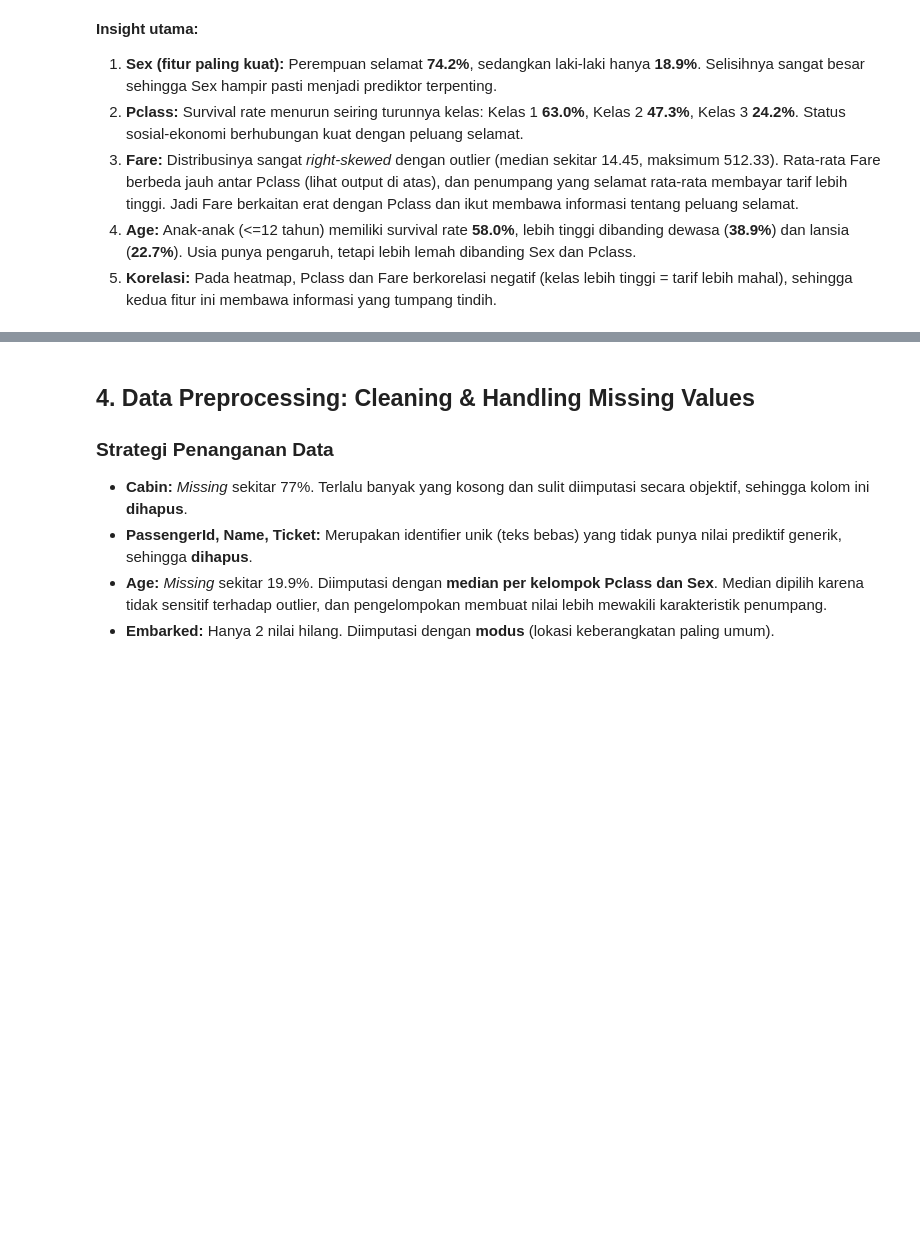
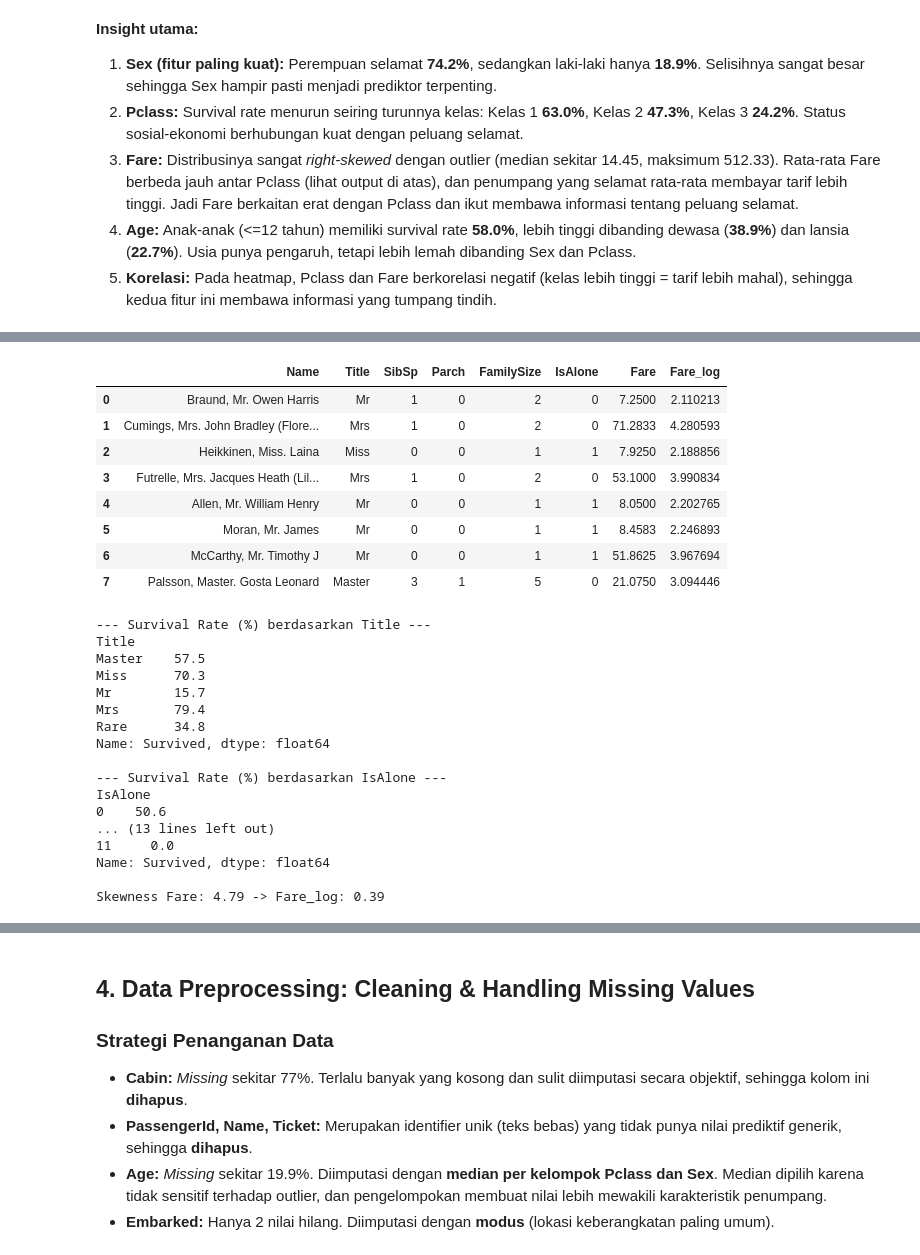
Before and after one commit to Bryanedwaardd/TitanicASG, a Jupyter notebook: 2902726031_Bryan Edward Widjaja_Titanic.ipynb, the cells around one changed output, grey strips where cells are left out. Drawn from its saved outputs; the diff is of its cells as text; code cells hidden in the pictures; blank space fills up the shorter version.

```diff
--- a/2902726031_Bryan Edward Widjaja_Titanic.ipynb
+++ b/2902726031_Bryan Edward Widjaja_Titanic.ipynb
@@ -243,0 +267,51 @@ Skewness Fare: 4.79
+# %%
+# 1. FamilySize & IsAlone
+df['FamilySize'] = df['SibSp'] + df['Parch'] + 1
+df['IsAlone'] = (df['FamilySize'] == 1).astype(int)
+
+# 2. Title dari Name
+df['Title'] = df['Name'].str.extract(r',\s*([^\.]+)\.', expand=False).str.strip()
+df['Title'] = df['Title'].replace({'Mlle': 'Miss', 'Ms': 'Miss', 'Mme': 'Mrs'})
+main_titles = ['Mr', 'Miss', 'Mrs', 'Master']
+df['Title'] = df['Title'].where(df['Title'].isin(main_titles), 'Rare')
+
+# 3. Fare_log
+df['Fare_log'] = np.log1p(df['Fare'])
+
+# Cek hasil
+display(df[['Name', 'Title', 'SibSp', 'Parch', 'FamilySize', 'IsAlone', 'Fare', 'Fare_log']].head(8))
+
+print("\n--- Survival Rate (%) berdasarkan Title ---")
+print((df.groupby('Title')['Survived'].mean() * 100).round(1))
+print("\n--- Survival Rate (%) berdasarkan IsAlone ---")
+print((df.groupby('IsAlone')['Survived'].mean() * 100).round(1))
+print("\n--- Survival Rate (%) berdasarkan FamilySize ---")
+print((df.groupby('FamilySize')['Survived'].mean() * 100).round(1))
+print(f"\nSkewness Fare: {df['Fare'].skew():.2f} -> Fare_log: {df['Fare_log'].skew():.2f}")
+# %% [output]
+|  | Name | Title | SibSp | Parch | FamilySize | IsAlone | Fare | Fare_log |
+| 0 | Braund, Mr. Owen Harris | Mr | 1 | 0 | 2 | 0 | 7.2500 | 2.110213 |
+| 1 | Cumings, Mrs. John Bradley (Flore... | Mrs | 1 | 0 | 2 | 0 | 71.2833 | 4.280593 |
+| 2 | Heikkinen, Miss. Laina | Miss | 0 | 0 | 1 | 1 | 7.9250 | 2.188856 |
+| 3 | Futrelle, Mrs. Jacques Heath (Lil... | Mrs | 1 | 0 | 2 | 0 | 53.1000 | 3.990834 |
+| 4 | Allen, Mr. William Henry | Mr | 0 | 0 | 1 | 1 | 8.0500 | 2.202765 |
+| 5 | Moran, Mr. James | Mr | 0 | 0 | 1 | 1 | 8.4583 | 2.246893 |
+| 6 | McCarthy, Mr. Timothy J | Mr | 0 | 0 | 1 | 1 | 51.8625 | 3.967694 |
+| 7 | Palsson, Master. Gosta Leonard | Master | 3 | 1 | 5 | 0 | 21.0750 | 3.094446 |
+--- Survival Rate (%) berdasarkan Title ---
+Title
+Master    57.5
+Miss      70.3
+Mr        15.7
+Mrs       79.4
+Rare      34.8
+Name: Survived, dtype: float64
+
+--- Survival Rate (%) berdasarkan IsAlone ---
+IsAlone
+0    50.6
+... (13 lines left out)
+11     0.0
+Name: Survived, dtype: float64
+
+Skewness Fare: 4.79 -> Fare_log: 0.39
```
Also changed, not shown: parts of 17 cells of this notebook.
